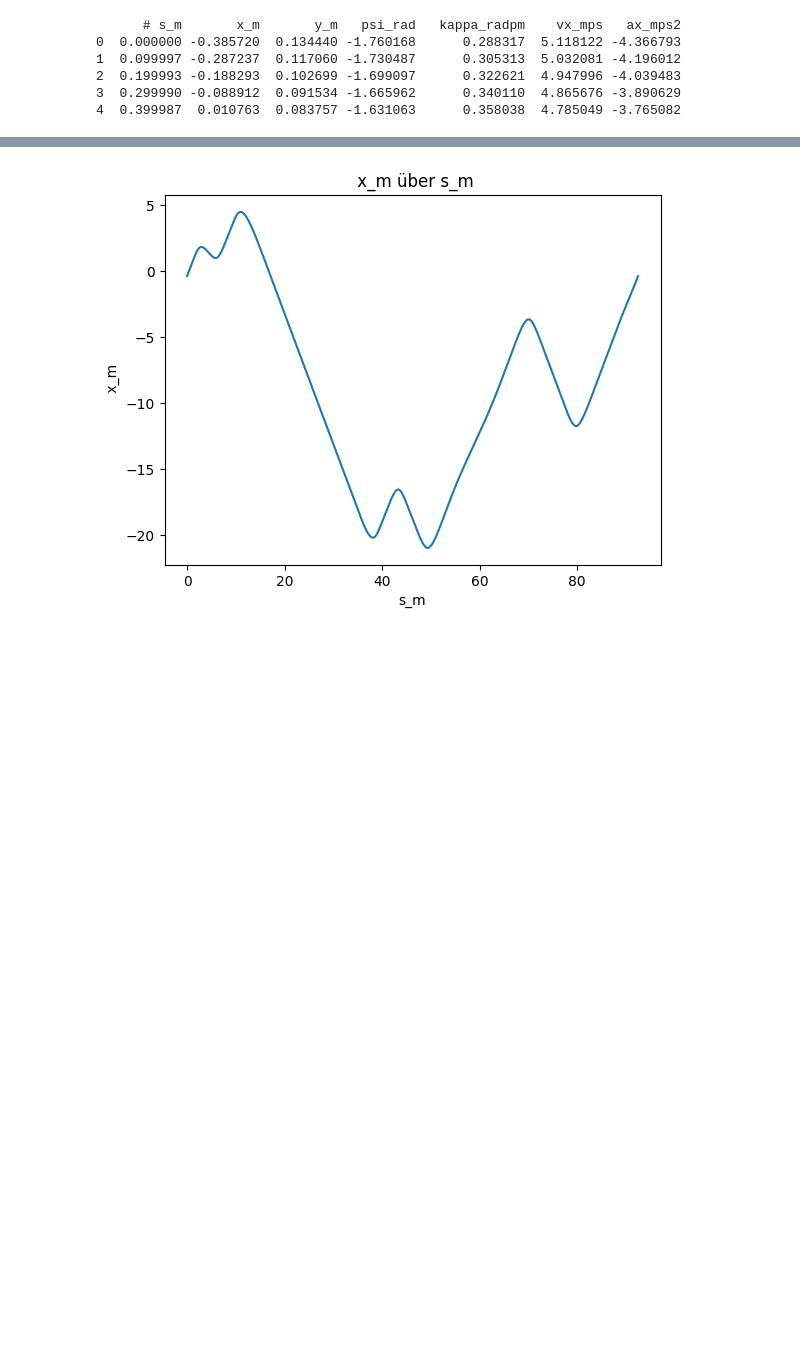
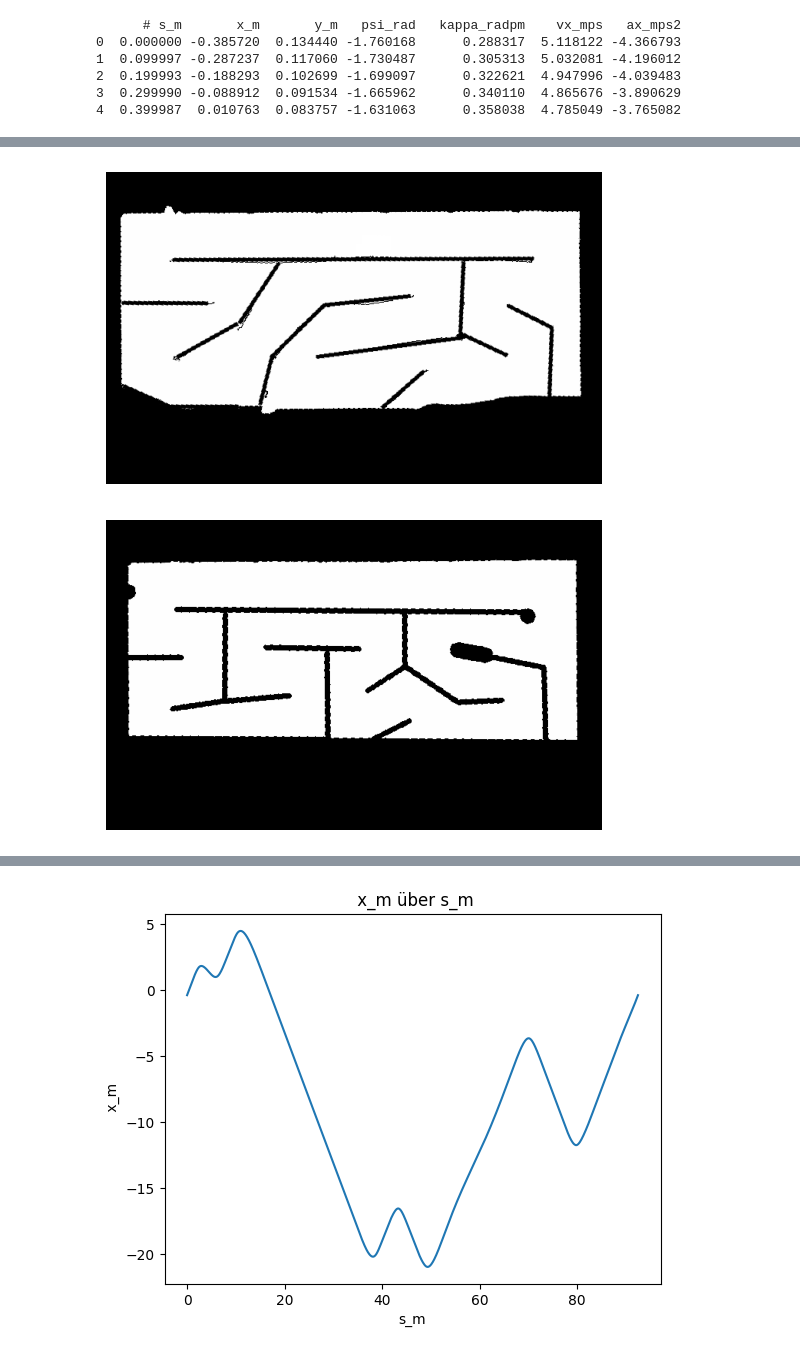
Before and after one commit to F1Tenth-INI/f1tenth_development_gym, a Jupyter notebook: run/Jupyter_notebook/plot_waypoints.ipynb, the cells around one changed output, grey strips where cells are left out. Cells and saved outputs as stored; diff of their text form; code cells hidden in the pictures; blank space fills up the shorter version.

```diff
--- a/run/Jupyter_notebook/plot_waypoints.ipynb
+++ b/run/Jupyter_notebook/plot_waypoints.ipynb
@@ -59,0 +104,17 @@ print(waypoints_df.head())
+# %%
+# rotate the image by 30 degrees
+image = Image.open(path_dir(image_path))
+image2 = Image.open(path_dir(image_path2))
+rotated_image = image.rotate(9)
+rotated_image2 = image2.rotate(-5.5)
+
+# Display the rotated image
+plt.imshow(rotated_image, cmap='gray')
+plt.axis('off')
+fig, ax = plt.subplots()
+plt.imshow(rotated_image2, cmap='gray')
+plt.axis('off')
+plt.show()
+# %% [output]
+[figure, added]
+[figure, added]
```
Also changed, not shown: parts of 5 cells of this notebook, 8 other files.
